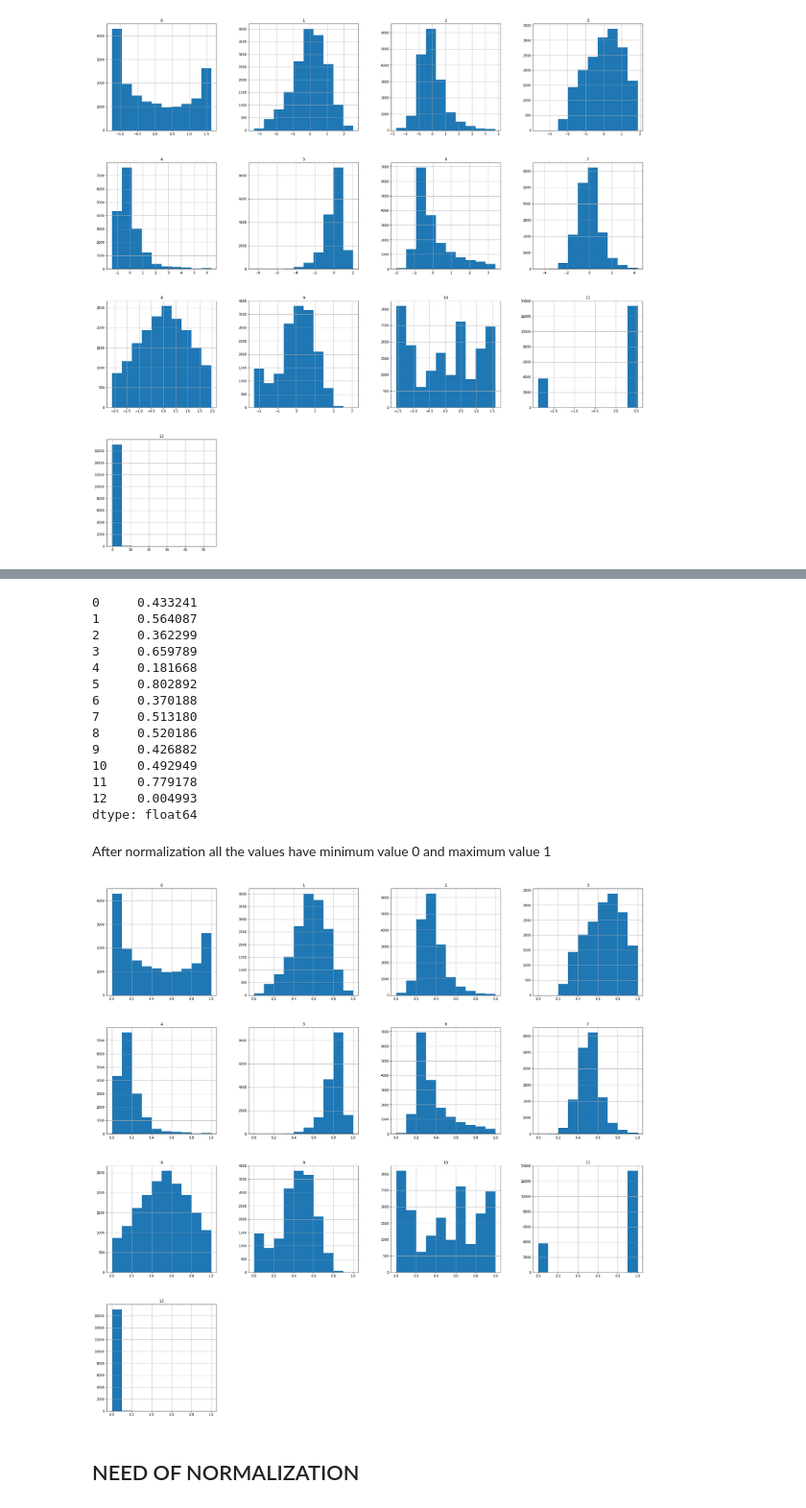
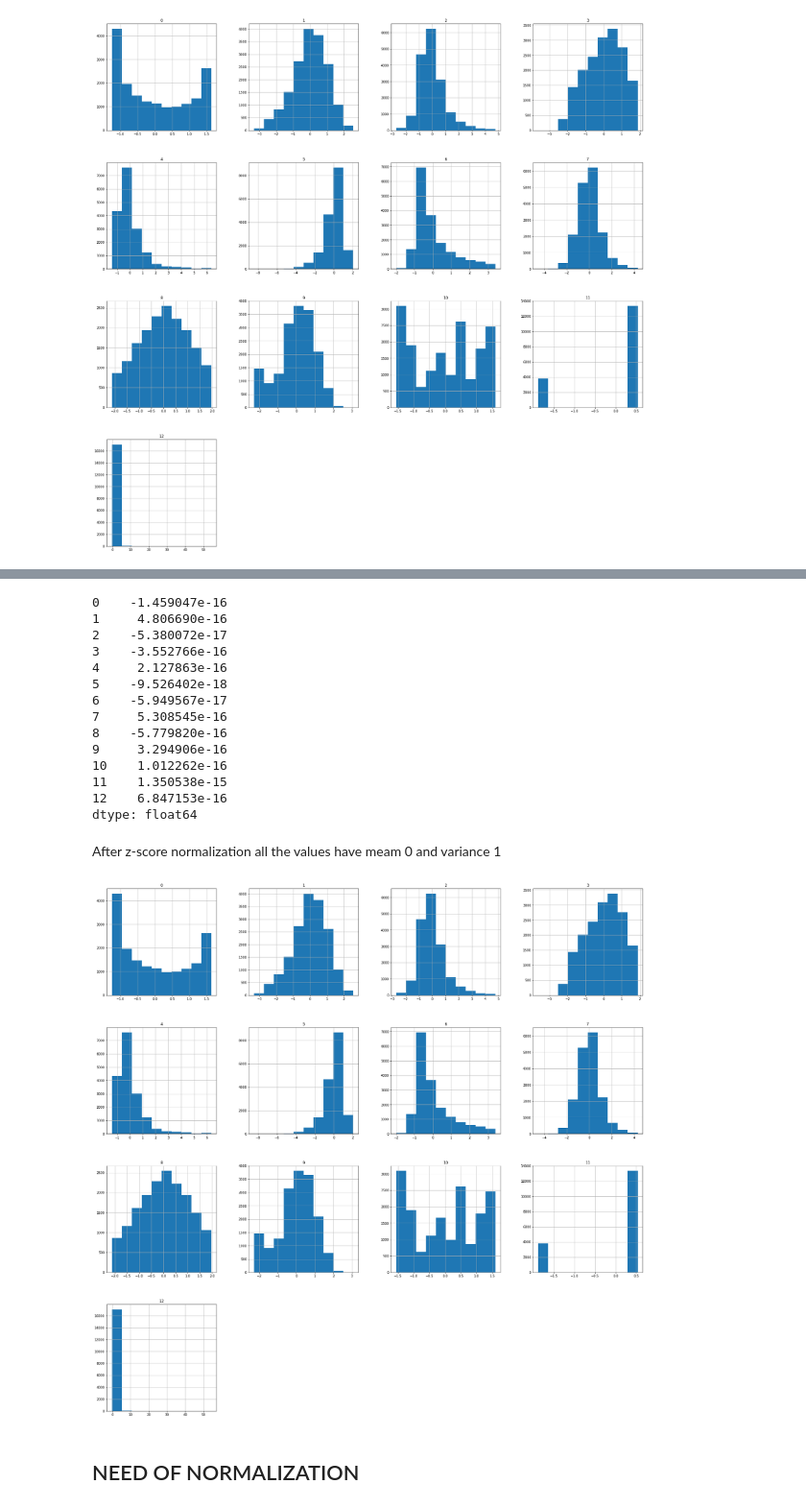
Before and after one commit to swarupa29/Data-science-project-Song-Genre, a Jupyter notebook: standardization&normalization.ipynb, the cells around one changed output, grey strips where cells are left out. Shown at 96% size. Cells and saved outputs as stored; diff of their text form; code cells hidden in the pictures.

Commit message:
normalization

```diff
--- a/standardization&normalization.ipynb
+++ b/standardization&normalization.ipynb
@@ -187,28 +159,28 @@ df2['count']=data_sc[12]
 #to store the normalised dataset
 df2.to_csv('normalised_ds.csv')
 # %%
-print(data_mm.mean())
+print(data_sc.mean())
 # %% [output]
-0     0.433241
-1     0.564087
-2     0.362299
-3     0.659789
-4     0.181668
-5     0.802892
-6     0.370188
-7     0.513180
-8     0.520186
-9     0.426882
-10    0.492949
-11    0.779178
-12    0.004993
+0    -1.459047e-16
+1     4.806690e-16
+2    -5.380072e-17
+3    -3.552766e-16
+4     2.127863e-16
+5    -9.526402e-18
+6    -5.949567e-17
+7     5.308545e-16
+8    -5.779820e-16
+9     3.294906e-16
+10    1.012262e-16
+11    1.350538e-15
+12    6.847153e-16
 dtype: float64
 # %% [markdown]
-After normalization all the values have minimum value 0 and maximum value 1
+After z-score normalization all the values have meam 0 and variance 1
 # %%
-data_mm.hist(figsize=(30,30))
+data_sc.hist(figsize=(30,30))
 plt.show()
 # %% [output]
-[figure, old version]
+[figure, new version]
 # %% [markdown]
 ## NEED OF NORMALIZATION
```
Also changed, not shown: parts of 15 cells of this notebook.
